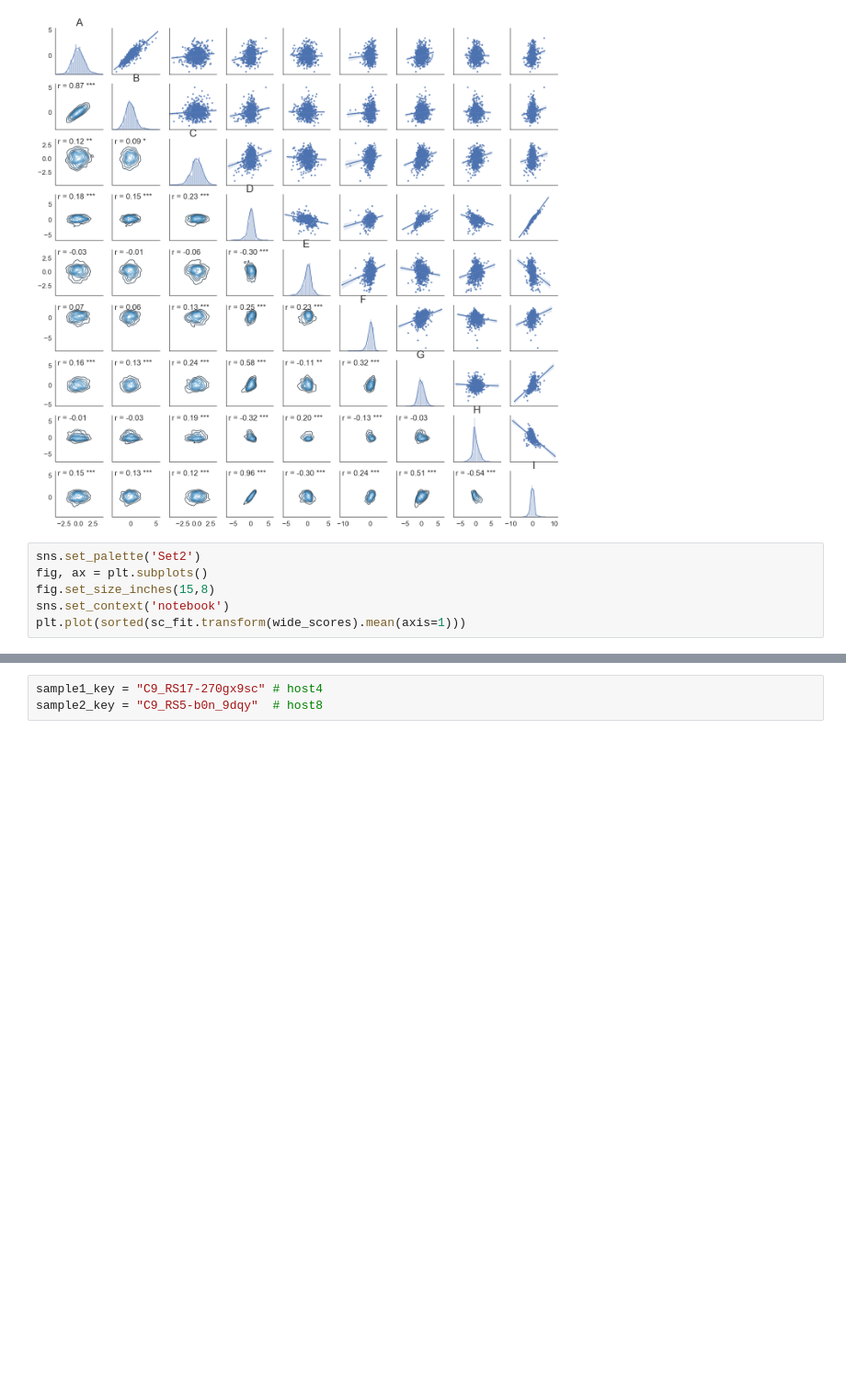
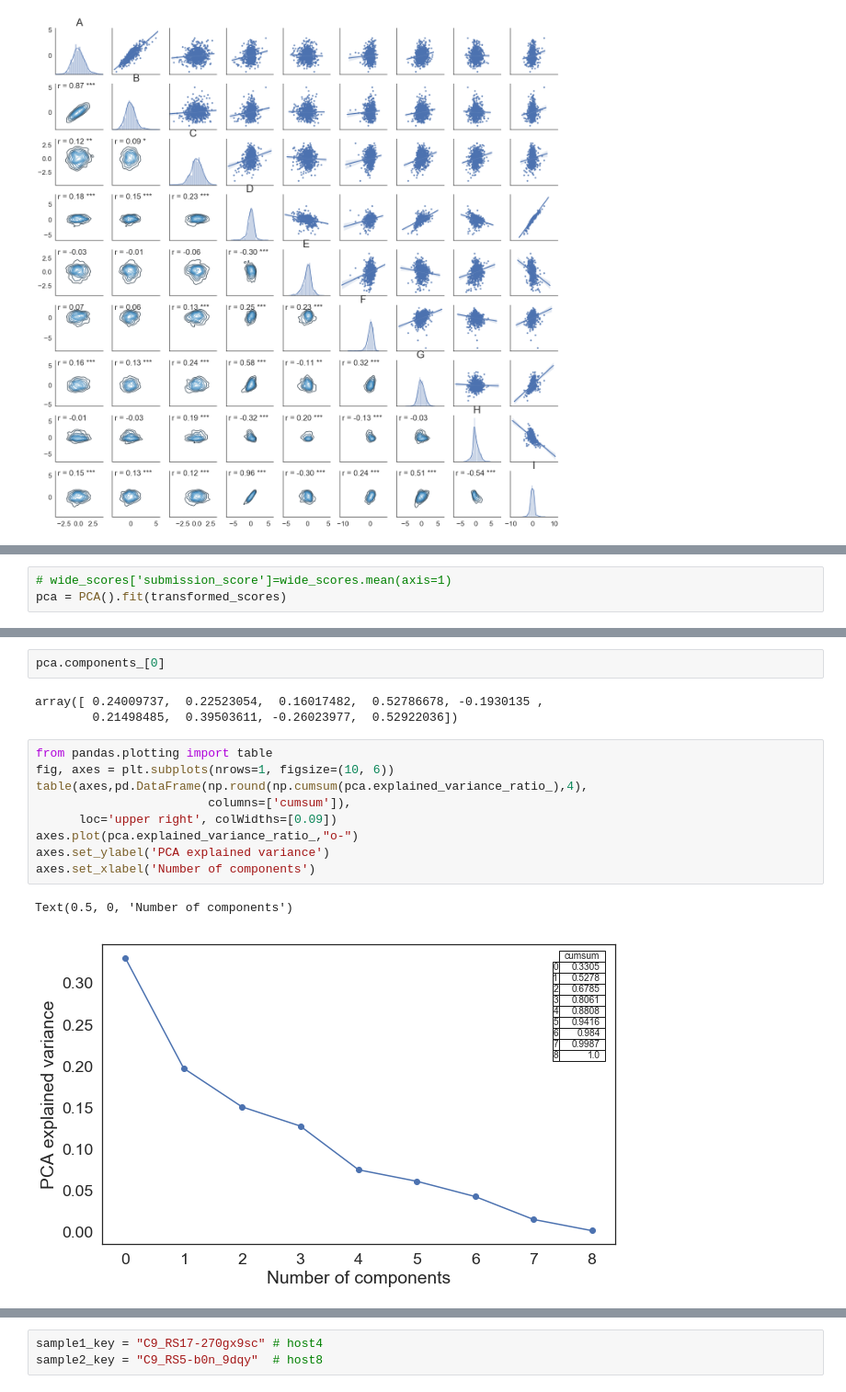
Before and after one commit to bistro-its-berkeley/BISTRO-Starter-Kit, a Jupyter notebook: utilities/RandomSearchResultsAnalysis.ipynb, the cells around one changed output, grey strips where cells are left out. Shown at 92% size. Saved outputs shown, nothing was run; the diff lists cells and outputs as text; blank space fills up the shorter version.

```diff
--- a/utilities/RandomSearchResultsAnalysis.ipynb
+++ b/utilities/RandomSearchResultsAnalysis.ipynb
@@ -595,9 +581,3 @@ cor_matrix(transformed_scores)
 # %% [output]
 <seaborn.axisgrid.PairGrid at 0x...>
 [figure]
-# %%
-sns.set_palette('Set2')
-fig, ax = plt.subplots()
-fig.set_size_inches(15,8)
-sns.set_context('notebook')
-plt.plot(sorted(sc_fit.transform(wide_scores).mean(axis=1)))
@@ -607,0 +586,3 @@ wide_scores.shape
+# %%
+# wide_scores['submission_score']=wide_scores.mean(axis=1)
+pca = PCA().fit(transformed_scores)
@@ -607,0 +621,17 @@ wide_scores.shape
+# %%
+pca.components_[0]
+# %% [output]
+array([ 0.24009737,  0.22523054,  0.16017482,  0.52786678, -0.1930135 ,
+        0.21498485,  0.39503611, -0.26023977,  0.52922036])
+# %%
+from pandas.plotting import table
+fig, axes = plt.subplots(nrows=1, figsize=(10, 6))
+table(axes,pd.DataFrame(np.round(np.cumsum(pca.explained_variance_ratio_),4),
+                        columns=['cumsum']),
+      loc='upper right', colWidths=[0.09])
+axes.plot(pca.explained_variance_ratio_,"o-")
+axes.set_ylabel('PCA explained variance')
+axes.set_xlabel('Number of components')
+# %% [output]
+Text(0.5, 0, 'Number of components')
+[figure, added]
```
Also changed, not shown: parts of 15 cells of this notebook, 2 other files.
